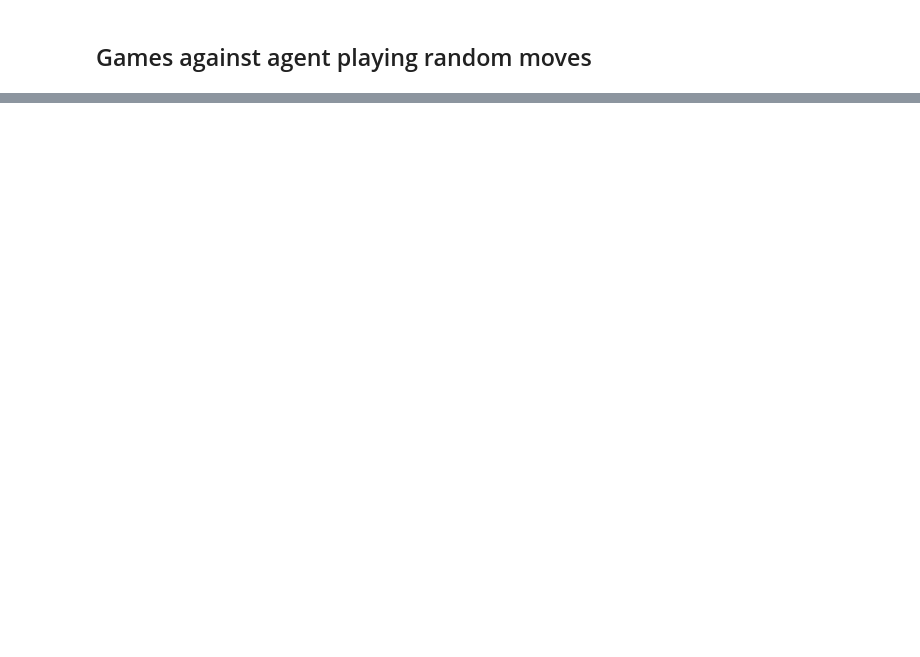
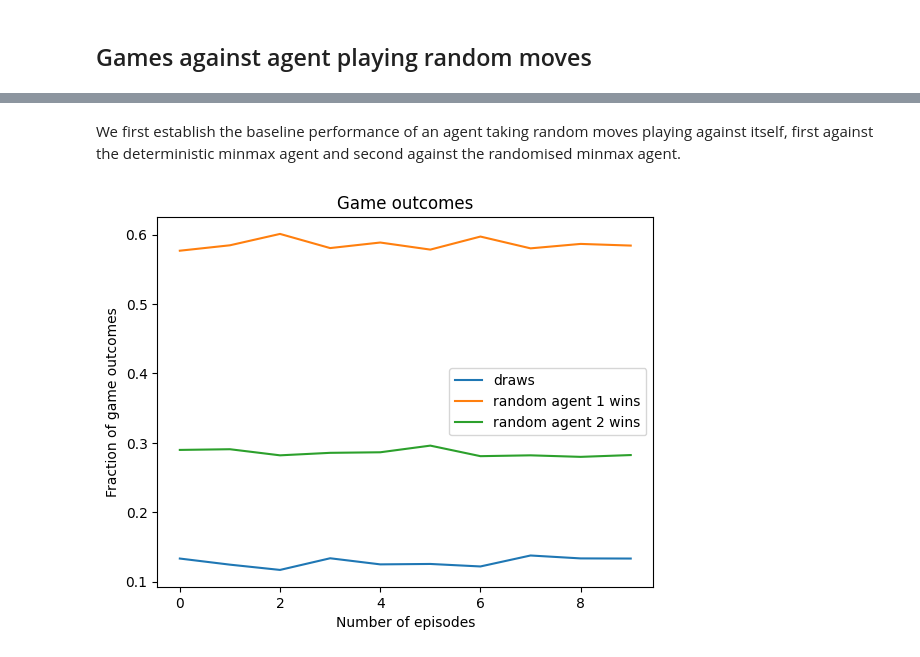
Before and after one commit to KunkelAlexander/tictactoe_rl, a Jupyter notebook: analysis.ipynb, the cells around one changed output, grey strips where cells are left out. Drawn from its saved outputs; the diff is of its cells as text; code cells hidden in the pictures; blank space fills up the shorter version.

Commit message:
Conduct analysis up to duelling architecture

```diff
--- a/analysis.ipynb
+++ b/analysis.ipynb
@@ -390,5 +42,0 @@ Update: 500, Loss: 0.00037508405512198806
-# %%
-config = dict(base_config)
-config["target_update_freq"] = 4
-config["agent_types"]   = ["RANDOM_MINMAX_AGENT", "DUELLING_DEEP_Q_AGENT"]
-out_duelling = training_manager.run_training(config)
@@ -409,6 +42,0 @@ Update: 500, Loss: 0.0006115180440247059
-# %%
-config = dict(base_config)
-config["n_episode"]     = 1000
-config["exploration"]
-config["agent_types"]   = ["RANDOM_MINMAX_AGENT", "PRIORITISED_SIMPLE_DEEP_Q_AGENT"]
-out_simple = training_manager.run_training(config)
@@ -430,5 +42,0 @@ Evaluation on 100 episode: 0.88:0.12:0.0
-# %%
-config = dict(base_config)
-config["n_episode"]     = 2000
-config["agent_types"]   = ["RANDOM_MINMAX_AGENT", "PRIORITISED_CONVOLUTIONAL_DEEP_Q_AGENT"]
-out_simple = training_manager.run_training(config)
@@ -451,10 +42,0 @@ Evaluation on 100 episode: 0.89:0.11:0.0
-# %%
-config["agent_types"]       = ["TABULAR_Q_AGENT", "TABULAR_Q_AGENT"]
-config["n_episode"]         = 10000
-config["n_eval"]            = 100
-config["eval_freq"]         = 1000
-config["window_size"]       = 200
-config["exploration"]       = 0.0
-config["exploration_decay"] = 1-1e-4
-
-agents2, draws, who_won, rewards = training_manager.run_training(config)
@@ -474,0 +43,11 @@ Evaluation on 100 episode: 1.0:0.0:0.0
+# %% [markdown]
+We first establish the baseline performance of an agent taking random moves playing against itself, first against the deterministic minmax agent and second against the randomised minmax agent.
+# %%
+config = dict(base_config)
+config["agent_types"]   = ["RANDOM_AGENT", "RANDOM_AGENT"]
+config["n_eval"]        = 5000
+config["n_episode"]     = 10
+config["eval_freq"]     = 1
+out_random = training_manager.run_training(config)
+# %% [output]
+[figure, added]
```
Also changed, not shown: parts of 88 cells of this notebook, 1 other file.
